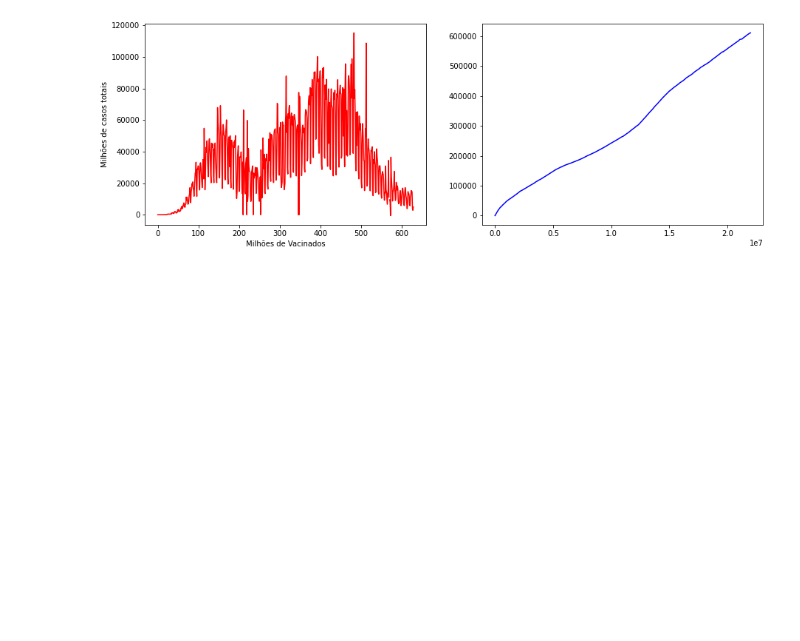
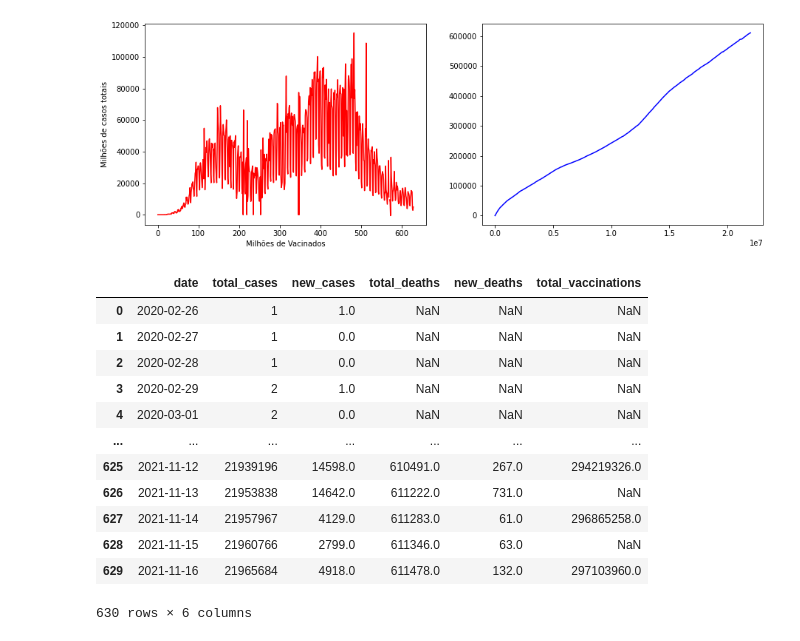
Before and after one commit to marlonsp/Projeto2-CiDados, a Jupyter notebook: Projeto2-CDados.ipynb, the cells around one changed output. Cells and saved outputs as stored; diff of their text form; code cells hidden in the pictures; blank space fills up the shorter version.

```diff
--- a/Projeto2-CDados.ipynb
+++ b/Projeto2-CDados.ipynb
@@ -38,3 +38,19 @@ plt.plot(df.total_cases, df.total_deaths, color='blue')
 plt.show()
 # %% [output]
 [figure]
+# %%
+df
+# %% [output]
+|  | date | total_cases | new_cases | total_deaths | new_deaths | total_vaccinations |
+| 0 | 2020-02-26 | 1 | 1.0 | NaN | NaN | NaN |
+| 1 | 2020-02-27 | 1 | 0.0 | NaN | NaN | NaN |
+| 2 | 2020-02-28 | 1 | 0.0 | NaN | NaN | NaN |
+| 3 | 2020-02-29 | 2 | 1.0 | NaN | NaN | NaN |
+| 4 | 2020-03-01 | 2 | 0.0 | NaN | NaN | NaN |
+| ... | ... | ... | ... | ... | ... | ... |
+| 625 | 2021-11-12 | 21939196 | 14598.0 | 610491.0 | 267.0 | 294219326.0 |
+| 626 | 2021-11-13 | 21953838 | 14642.0 | 611222.0 | 731.0 | NaN |
+| 627 | 2021-11-14 | 21957967 | 4129.0 | 611283.0 | 61.0 | 296865258.0 |
+| 628 | 2021-11-15 | 21960766 | 2799.0 | 611346.0 | 63.0 | NaN |
+| 629 | 2021-11-16 | 21965684 | 4918.0 | 611478.0 | 132.0 | 297103960.0 |
+630 rows × 6 columns
```
